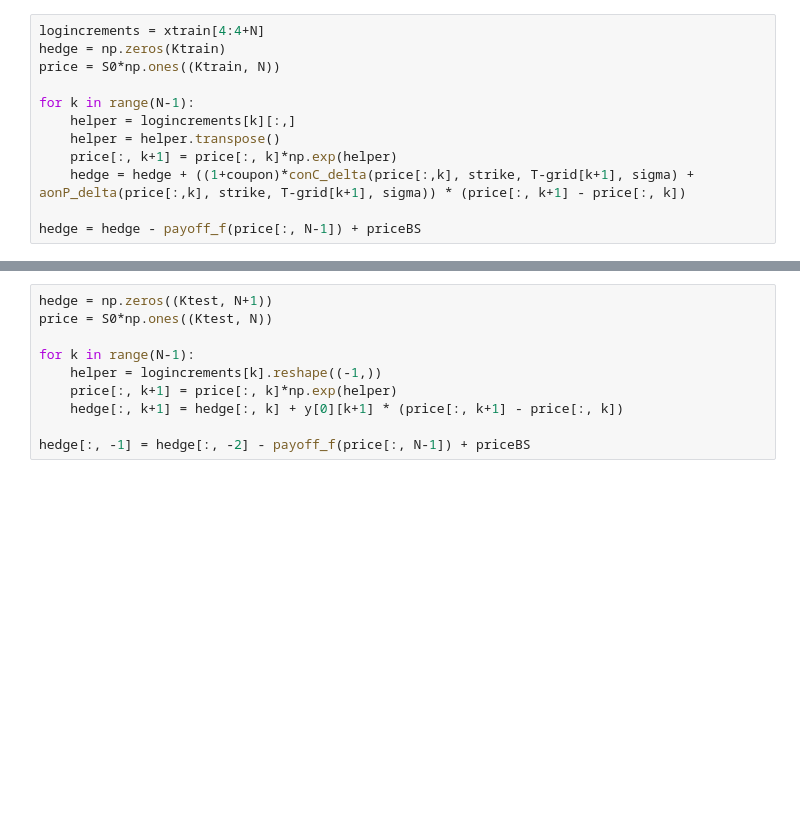
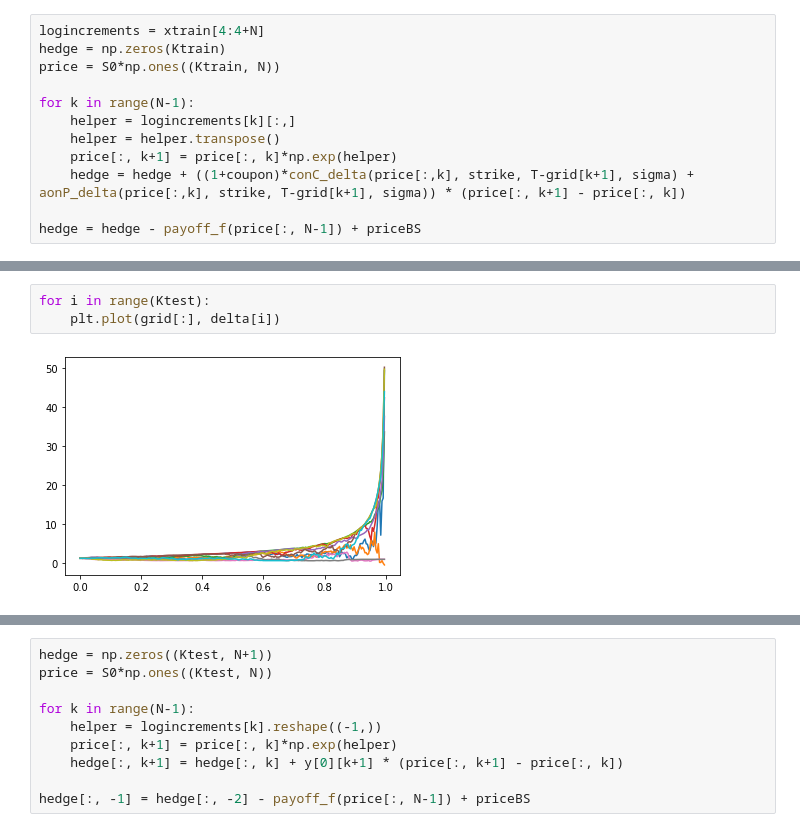
Before and after one commit to moo-337/moo, a Jupyter notebook: docs/get_started.ipynb, the cells around one changed output, grey strips where cells are left out. Cells and saved outputs as stored; diff of their text form; blank space fills up the shorter version.

```diff
--- a/docs/get_started.ipynb
+++ b/docs/get_started.ipynb
@@ -246,3 +272,8 @@ for i in range(Ktest):
+# %%
+for i in range(Ktest):
+    plt.plot(grid[:], delta[i])
+# %% [output]
+[figure, added]
 # %%
 for i in range(Ktest):
     plt.plot(grid, hedge[i])
```
Also changed, not shown: parts of 14 cells of this notebook.
